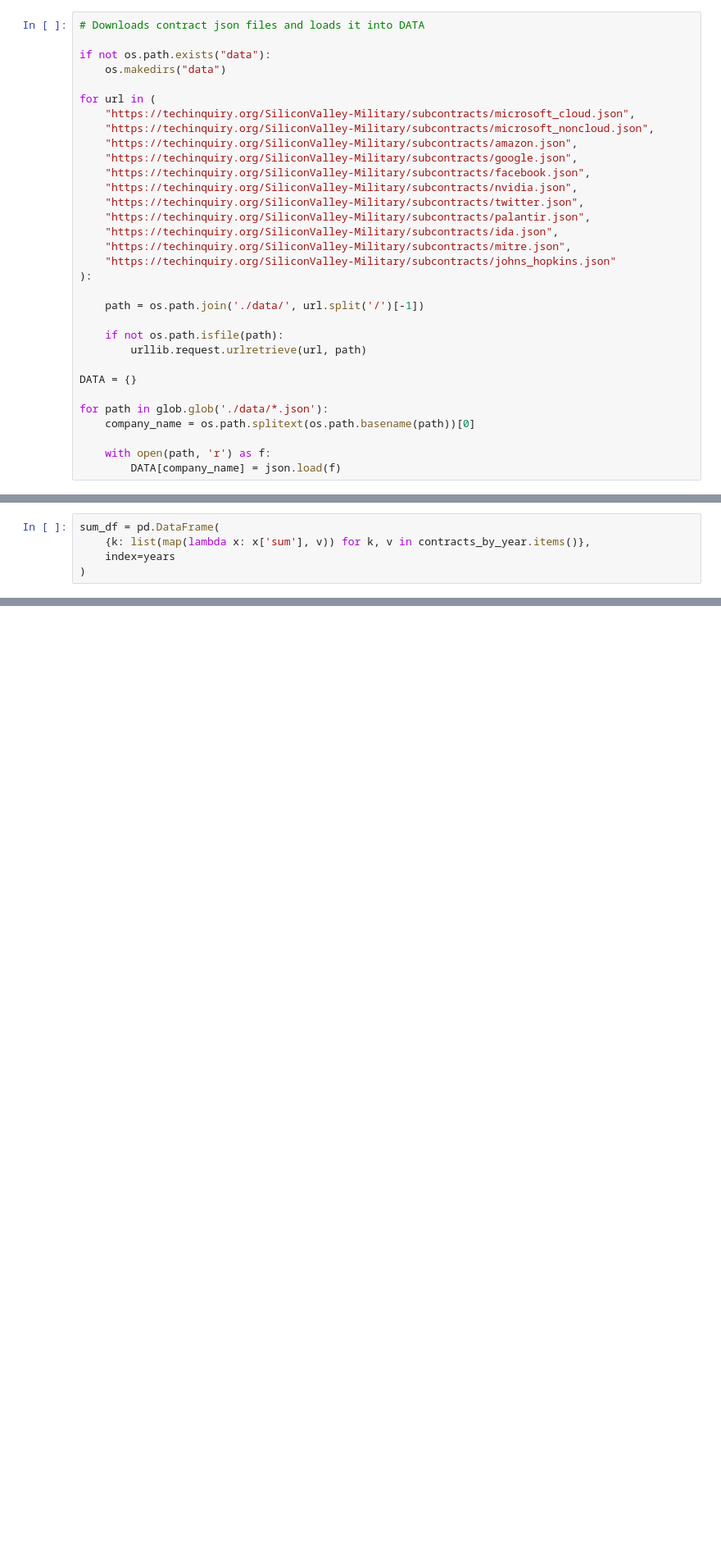
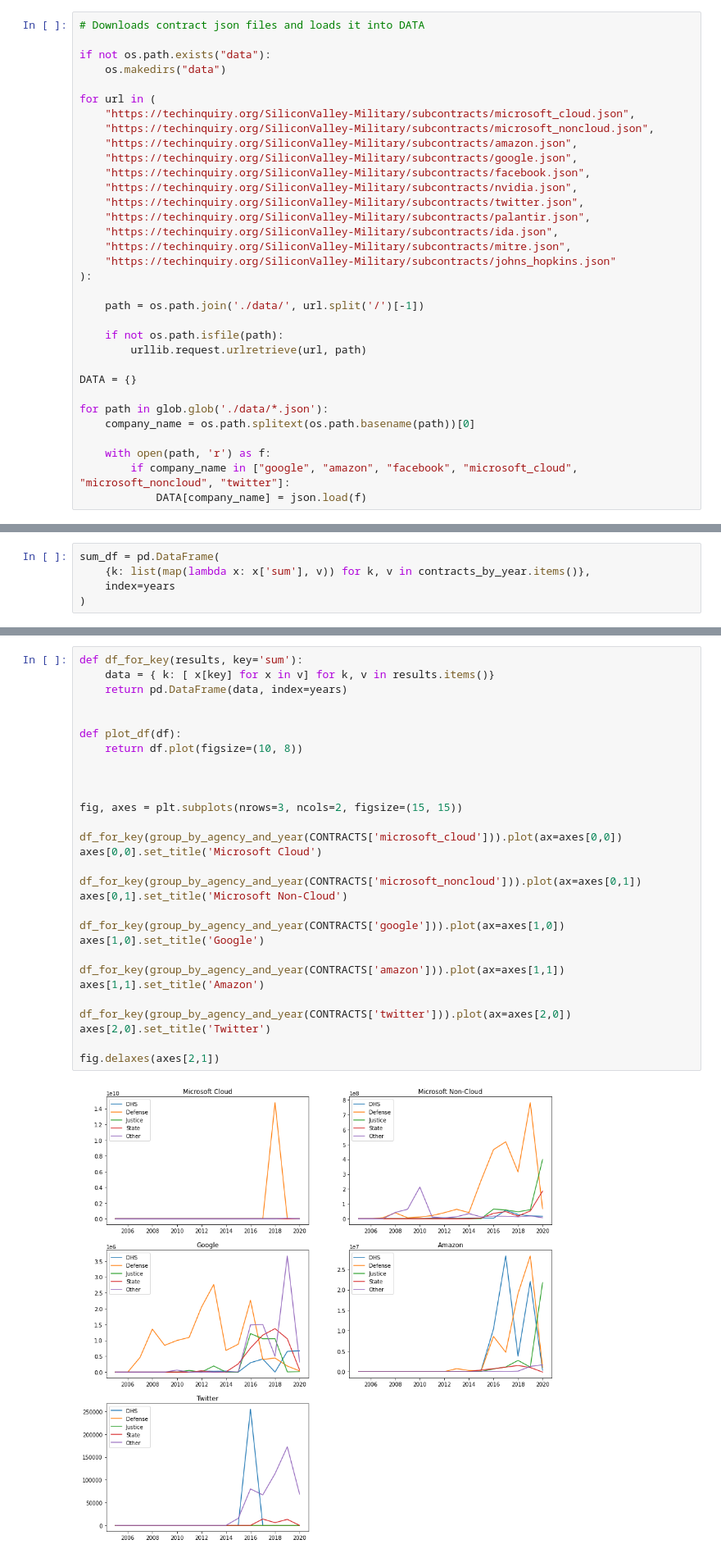
Before and after one commit to public-accountability/tech-contracts, a Jupyter notebook: main.ipynb, the cells around one changed output, grey strips where cells are left out. Shown: that part at 82% size. Drawn from its saved outputs; the diff is of its cells as text; blank space fills up the shorter version.

```diff
--- a/main.ipynb
+++ b/main.ipynb
@@ -40,5 +42,6 @@ for path in glob.glob('./data/*.json'):
     company_name = os.path.splitext(os.path.basename(path))[0]
 
     with open(path, 'r') as f:
-        DATA[company_name] = json.load(f)
+        if company_name in ["google", "amazon", "facebook", "microsoft_cloud", "microsoft_noncloud", "twitter"]:
+            DATA[company_name] = json.load(f)
 # %%
@@ -171,0 +218,31 @@ sum_df
+# %%
+def df_for_key(results, key='sum'):
+    data = { k: [ x[key] for x in v] for k, v in results.items()}
+    return pd.DataFrame(data, index=years)
+
+
+def plot_df(df):
+    return df.plot(figsize=(10, 8))
+
+
+
+fig, axes = plt.subplots(nrows=3, ncols=2, figsize=(15, 15))
+
+df_for_key(group_by_agency_and_year(CONTRACTS['microsoft_cloud'])).plot(ax=axes[0,0])
+axes[0,0].set_title('Microsoft Cloud')
+
+df_for_key(group_by_agency_and_year(CONTRACTS['microsoft_noncloud'])).plot(ax=axes[0,1])
+axes[0,1].set_title('Microsoft Non-Cloud')
+
+df_for_key(group_by_agency_and_year(CONTRACTS['google'])).plot(ax=axes[1,0])
+axes[1,0].set_title('Google')
+
+df_for_key(group_by_agency_and_year(CONTRACTS['amazon'])).plot(ax=axes[1,1])
+axes[1,1].set_title('Amazon')
+
+df_for_key(group_by_agency_and_year(CONTRACTS['twitter'])).plot(ax=axes[2,0])
+axes[2,0].set_title('Twitter')
+
+fig.delaxes(axes[2,1])
+# %% [output]
+[figure, added]
```
Also changed, not shown: parts of 13 cells of this notebook.
